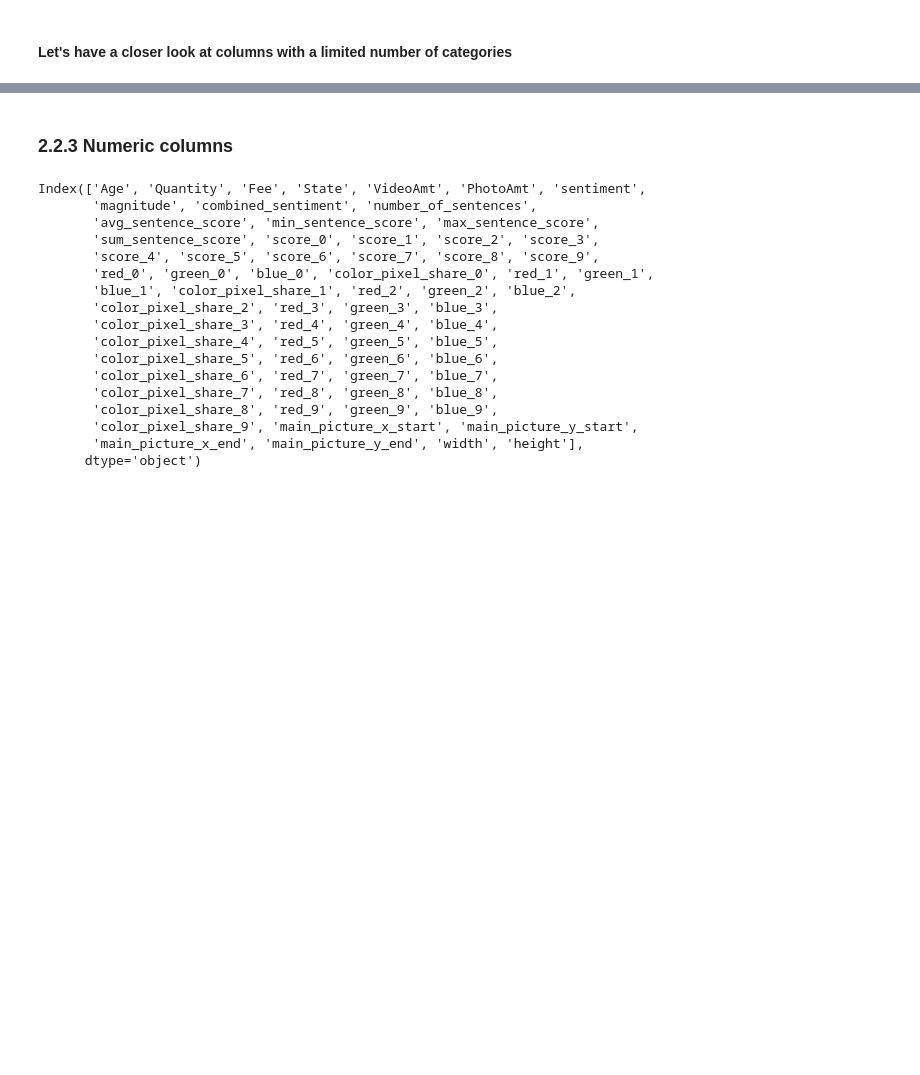
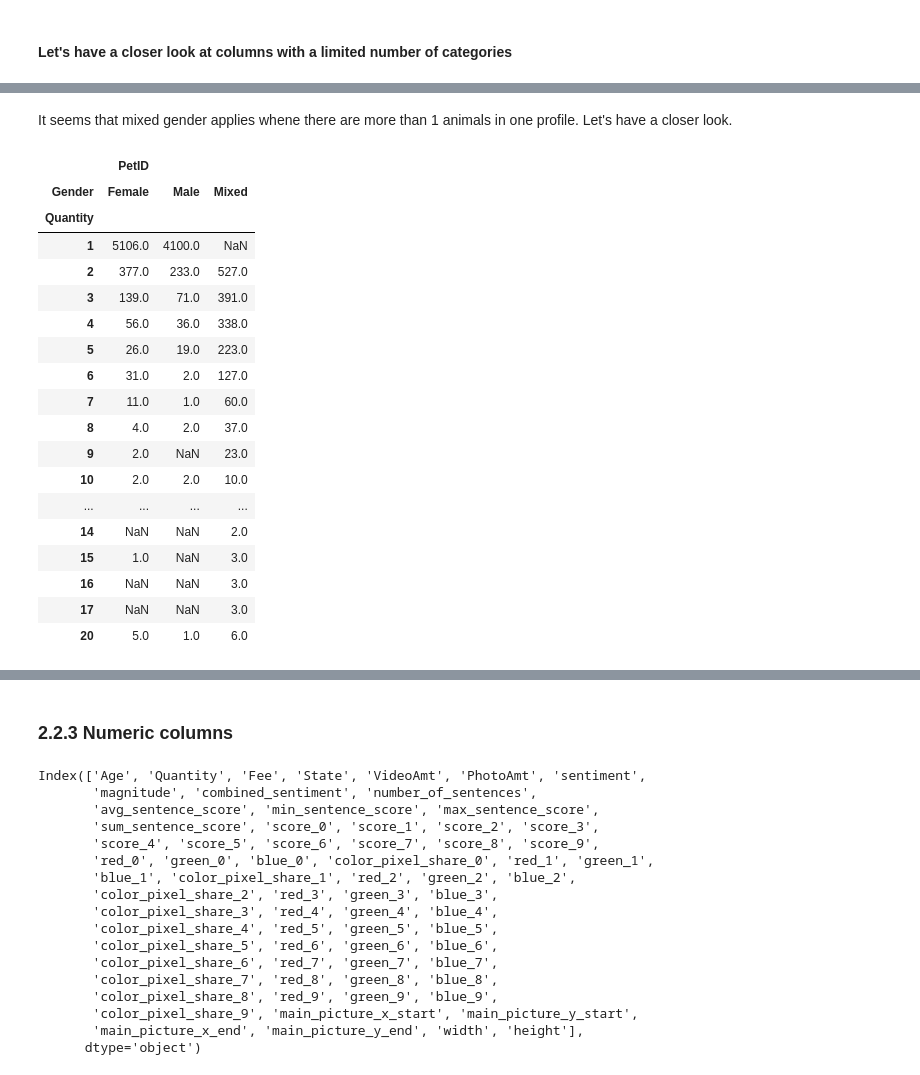
Before and after one commit to dawidjwisniewski/pet_adoption, a Jupyter notebook: project.ipynb, the cells around one changed output, grey strips where cells are left out. Drawn from its saved outputs; the diff is of its cells as text; code cells hidden in the pictures; blank space fills up the shorter version.

```diff
--- a/project.ipynb
+++ b/project.ipynb
@@ -1184,0 +1315,24 @@ Unique values: 7
+# %% [markdown]
+It seems that mixed gender applies whene there are more than 1 animals in one profile. Let's have a closer look.
+# %%
+X_train[['Quantity', 'Gender', 'PetID']].pivot_table(index = 'Quantity', columns = 'Gender', aggfunc='count')
+# %% [output]
+|  | PetID |  |  |
+| Gender | Female | Male | Mixed |
+| Quantity |  |  |  |
+| 1 | 5106.0 | 4100.0 | NaN |
+| 2 | 377.0 | 233.0 | 527.0 |
+| 3 | 139.0 | 71.0 | 391.0 |
+| 4 | 56.0 | 36.0 | 338.0 |
+| 5 | 26.0 | 19.0 | 223.0 |
+| 6 | 31.0 | 2.0 | 127.0 |
+| 7 | 11.0 | 1.0 | 60.0 |
+| 8 | 4.0 | 2.0 | 37.0 |
+| 9 | 2.0 | NaN | 23.0 |
+| 10 | 2.0 | 2.0 | 10.0 |
+| ... | ... | ... | ... |
+| 14 | NaN | NaN | 2.0 |
+| 15 | 1.0 | NaN | 3.0 |
+| 16 | NaN | NaN | 3.0 |
+| 17 | NaN | NaN | 3.0 |
+| 20 | 5.0 | 1.0 | 6.0 |
```
Also changed, not shown: parts of 28 cells of this notebook.
